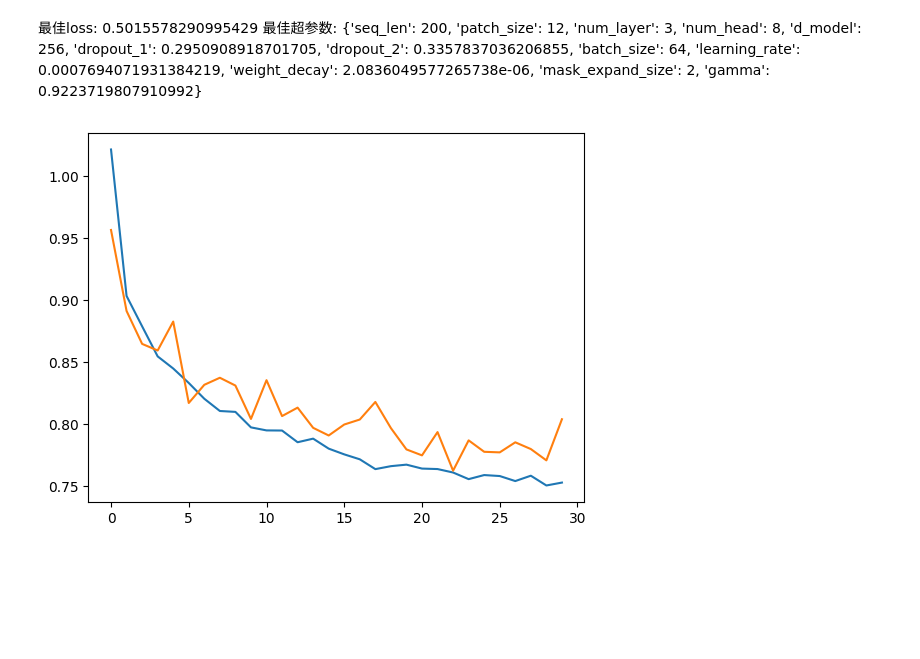
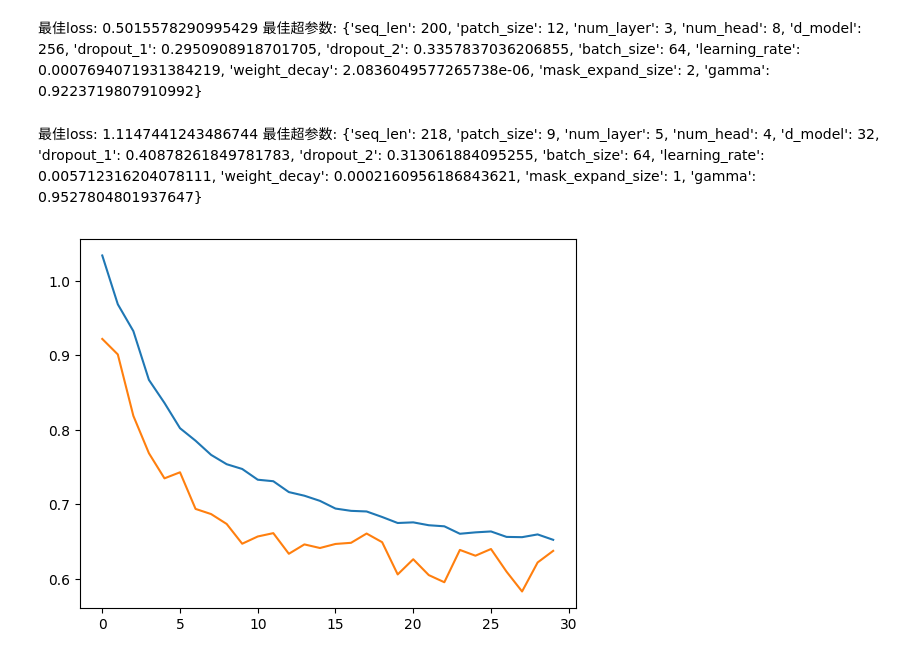
Before and after one commit to FerdinandEoverm/Index_Future_Prediction, a Jupyter notebook: Transformer model/PatchTST_PreTrain.ipynb, the cells around one changed output. Saved outputs shown, nothing was run; the diff lists cells and outputs as text; code cells hidden in the pictures; blank space fills up the shorter version.

```diff
--- a/Transformer model/PatchTST_PreTrain.ipynb
+++ b/Transformer model/PatchTST_PreTrain.ipynb
@@ -324,16 +325,19 @@ def objective(trial):
 # %% [markdown]
 最佳loss:  0.5015578290995429
 最佳超参数:  {'seq_len': 200, 'patch_size': 12, 'num_layer': 3, 'num_head': 8, 'd_model': 256, 'dropout_1': 0.2950908918701705, 'dropout_2': 0.3357837036206855, 'batch_size': 64, 'learning_rate': 0.0007694071931384219, 'weight_decay': 2.0836049577265738e-06, 'mask_expand_size': 2, 'gamma': 0.9223719807910992}
+# %% [markdown]
+最佳loss:  1.1147441243486744
+最佳超参数:  {'seq_len': 218, 'patch_size': 9, 'num_layer': 5, 'num_head': 4, 'd_model': 32, 'dropout_1': 0.40878261849781783, 'dropout_2': 0.313061884095255, 'batch_size': 64, 'learning_rate': 0.005712316204078111, 'weight_decay': 0.0002160956186843621, 'mask_expand_size': 1, 'gamma': 0.9527804801937647}
 # %%
 # 这些参数是两阶段共享的
 seq_len = 200
-patch_size = 12
-num_layer = 3
-num_head = 8
-d_model = 256
+patch_size = 10
+num_layer = 5
+num_head = 4
+d_model = 32
 stride = 4
 masking_ratio = 0.2
-mask_expand_size = 2
+mask_expand_size = 1
 assets_list = ['IH.CFX', 'IF.CFX', 'IC.CFX', 'AU.SHF', 'JM.DCE','RB.SHF','HC.SHF', 'I.DCE', 'M.DCE', 'CF.ZCE',]
 
 # 这些参数是可变的
@@ -343,10 +347,10 @@ dropout_1 = 0.2950908918701705
 dropout_2 = 0.3357837036206855
 dropout_3 = 0
 
-learning_rate = 0.0007694071931384219
-weight_decay = 2.0836049577265738e-06
+learning_rate = 0.005712316204078111
+weight_decay = 0.0002160956186843621
 
-gamma = 0.9223719807910992
+gamma = 0.9527804801937647
 
 
 # 提取数据
@@ -366,7 +370,7 @@ label = torch.stack(label, dim = 1)
 feature = feature.unfold(dimension = 0, size = seq_len, step = 1).transpose(2,3)
 label = label[seq_len-1:]
 data = RandomLoader(feature, label)
-train_loader, test_loader = data(batch_size=batch_size, slice_size=[0.9,0.05], balance=[True, True])
+train_loader, test_loader = data(batch_size=batch_size, slice_size=[0.95,0.04], balance=[True, True])
 
 
 loss_fn = nn.MSELoss()
@@ -398,31 +402,31 @@ def epoch():
         train_losses.append(loss.item())
         loss.backward()
         optimizer.step()
 
     test_losses = []
     model.eval()
     with torch.no_grad():
         for batch_x, batch_y in test_loader:
             x_reconstructed, x_target = model.self_supervised(batch_x)
             loss = loss_fn(x_reconstructed, x_target)
             test_losses.append(loss.item())
     return np.mean(train_losses), np.mean(test_losses)
 
 def train(epochs = 30):
     train_losses = []
     test_losses = []
     for i in tqdm.tqdm(range(epochs)):
         train_loss, test_loss = epoch()
         train_losses.append(train_loss)
         test_losses.append(test_loss)
         scheduler.step()
     plt.plot(range(epochs), train_losses)
     plt.plot(range(epochs), test_losses)
     plt.show()
     return np.mean(test_losses[-10:])
 
 
 train(30)
 torch.save(model.state_dict(), 'params/self_supervised_1.params')
 # %% [output]
-[figure, old version]
+[figure, new version]
```
Also changed, not shown: parts of 4 cells of this notebook, 10 other files.
